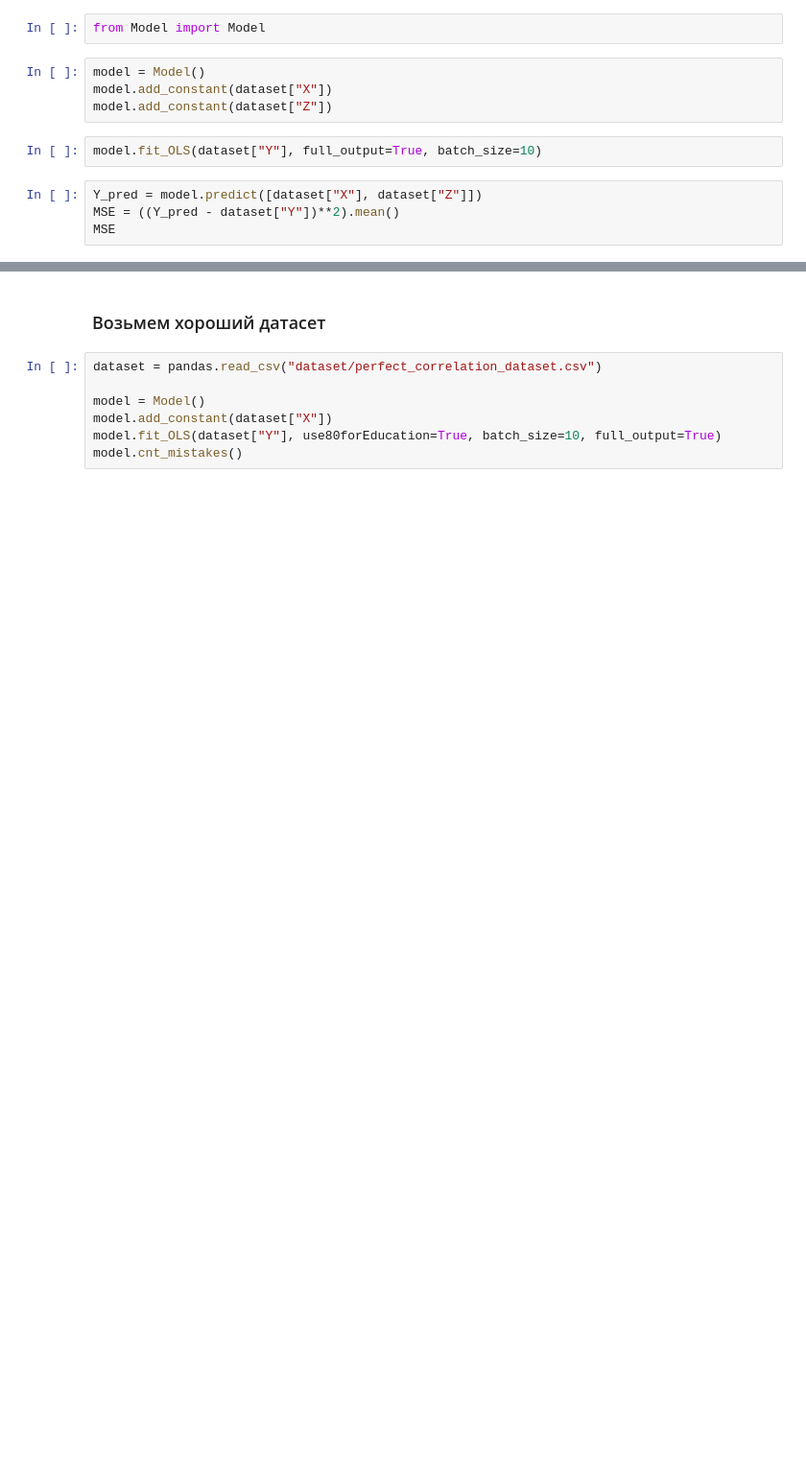
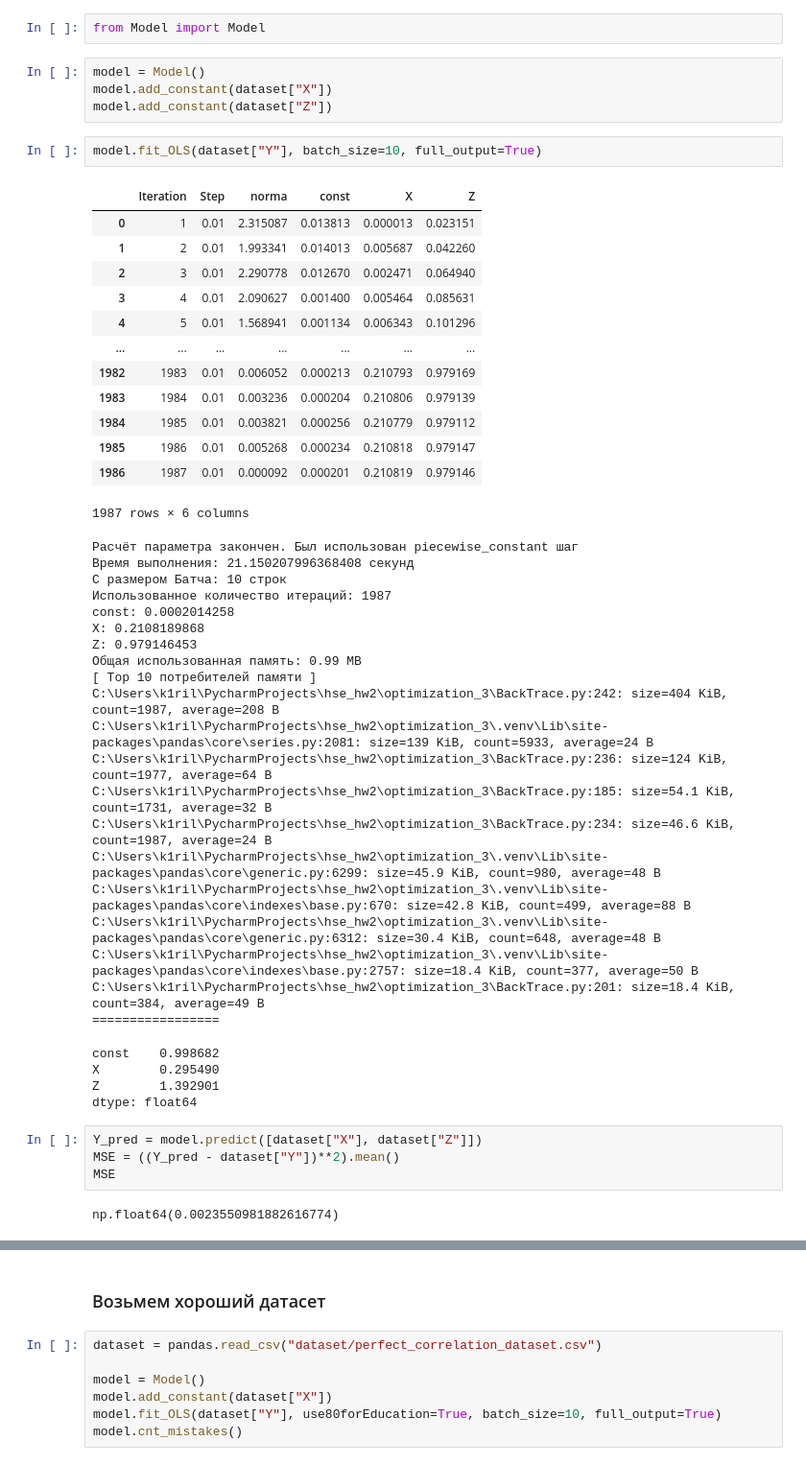
Before and after one commit to rgctlln/optimization_3, a Jupyter notebook: lab_report.ipynb, the cells around one changed output, grey strips where cells are left out. Shown at 96% size. Saved outputs shown, nothing was run; the diff lists cells and outputs as text; blank space fills up the shorter version.

```diff
--- a/lab_report.ipynb
+++ b/lab_report.ipynb
@@ -54,11 +73,51 @@ model = Model()
 model.add_constant(dataset["X"])
 model.add_constant(dataset["Z"])
 # %%
-model.fit_OLS(dataset["Y"], full_output=True, batch_size=10)
+model.fit_OLS(dataset["Y"], batch_size=10, full_output=True)
+# %% [output]
+|  | Iteration | Step | norma | const | X | Z |
+| 0 | 1 | 0.01 | 2.315087 | 0.013813 | 0.000013 | 0.023151 |
+| 1 | 2 | 0.01 | 1.993341 | 0.014013 | 0.005687 | 0.042260 |
+| 2 | 3 | 0.01 | 2.290778 | 0.012670 | 0.002471 | 0.064940 |
+| 3 | 4 | 0.01 | 2.090627 | 0.001400 | 0.005464 | 0.085631 |
+| 4 | 5 | 0.01 | 1.568941 | 0.001134 | 0.006343 | 0.101296 |
+| ... | ... | ... | ... | ... | ... | ... |
+| 1982 | 1983 | 0.01 | 0.006052 | 0.000213 | 0.210793 | 0.979169 |
+| 1983 | 1984 | 0.01 | 0.003236 | 0.000204 | 0.210806 | 0.979139 |
+| 1984 | 1985 | 0.01 | 0.003821 | 0.000256 | 0.210779 | 0.979112 |
+| 1985 | 1986 | 0.01 | 0.005268 | 0.000234 | 0.210818 | 0.979147 |
+| 1986 | 1987 | 0.01 | 0.000092 | 0.000201 | 0.210819 | 0.979146 |
+1987 rows × 6 columns
+Расчёт параметра закончен. Был использован piecewise_constant шаг
+Время выполнения: 21.150207996368408 секунд
+С размером Батча: 10 строк
+Использованное количество итераций: 1987
+const: 0.0002014258
+X: 0.2108189868
+Z: 0.979146453
+Общая использованная память: 0.99 MB
+[ Top 10 потребителей памяти ]
+C:\Users\k1ril\PycharmProjects\hse_hw2\optimization_3\BackTrace.py:242: size=404 KiB, count=1987, average=208 B
+C:\Users\k1ril\PycharmProjects\hse_hw2\optimization_3\.venv\Lib\site-packages\pandas\core\series.py:2081: size=139 KiB, count=5933, average=24 B
+C:\Users\k1ril\PycharmProjects\hse_hw2\optimization_3\BackTrace.py:236: size=124 KiB, count=1977, average=64 B
+C:\Users\k1ril\PycharmProjects\hse_hw2\optimization_3\BackTrace.py:185: size=54.1 KiB, count=1731, average=32 B
+C:\Users\k1ril\PycharmProjects\hse_hw2\optimization_3\BackTrace.py:234: size=46.6 KiB, count=1987, average=24 B
+C:\Users\k1ril\PycharmProjects\hse_hw2\optimization_3\.venv\Lib\site-packages\pandas\core\generic.py:6299: size=45.9 KiB, count=980, average=48 B
+C:\Users\k1ril\PycharmProjects\hse_hw2\optimization_3\.venv\Lib\site-packages\pandas\core\indexes\base.py:670: size=42.8 KiB, count=499, average=88 B
+C:\Users\k1ril\PycharmProjects\hse_hw2\optimization_3\.venv\Lib\site-packages\pandas\core\generic.py:6312: size=30.4 KiB, count=648, average=48 B
+C:\Users\k1ril\PycharmProjects\hse_hw2\optimization_3\.venv\Lib\site-packages\pandas\core\indexes\base.py:2757: size=18.4 KiB, count=377, average=50 B
+C:\Users\k1ril\PycharmProjects\hse_hw2\optimization_3\BackTrace.py:201: size=18.4 KiB, count=384, average=49 B
+=================
+const    0.998682
+X        0.295490
+Z        1.392901
+dtype: float64
 # %%
 Y_pred = model.predict([dataset["X"], dataset["Z"]])
 MSE = ((Y_pred - dataset["Y"])**2).mean()
 MSE
+# %% [output]
+np.float64(0.0023550981882616774)
 # %%
 model = Model()
 model.add_constant(dataset["X"])
```
Also changed, not shown: parts of 20 cells of this notebook, 1 other file.
